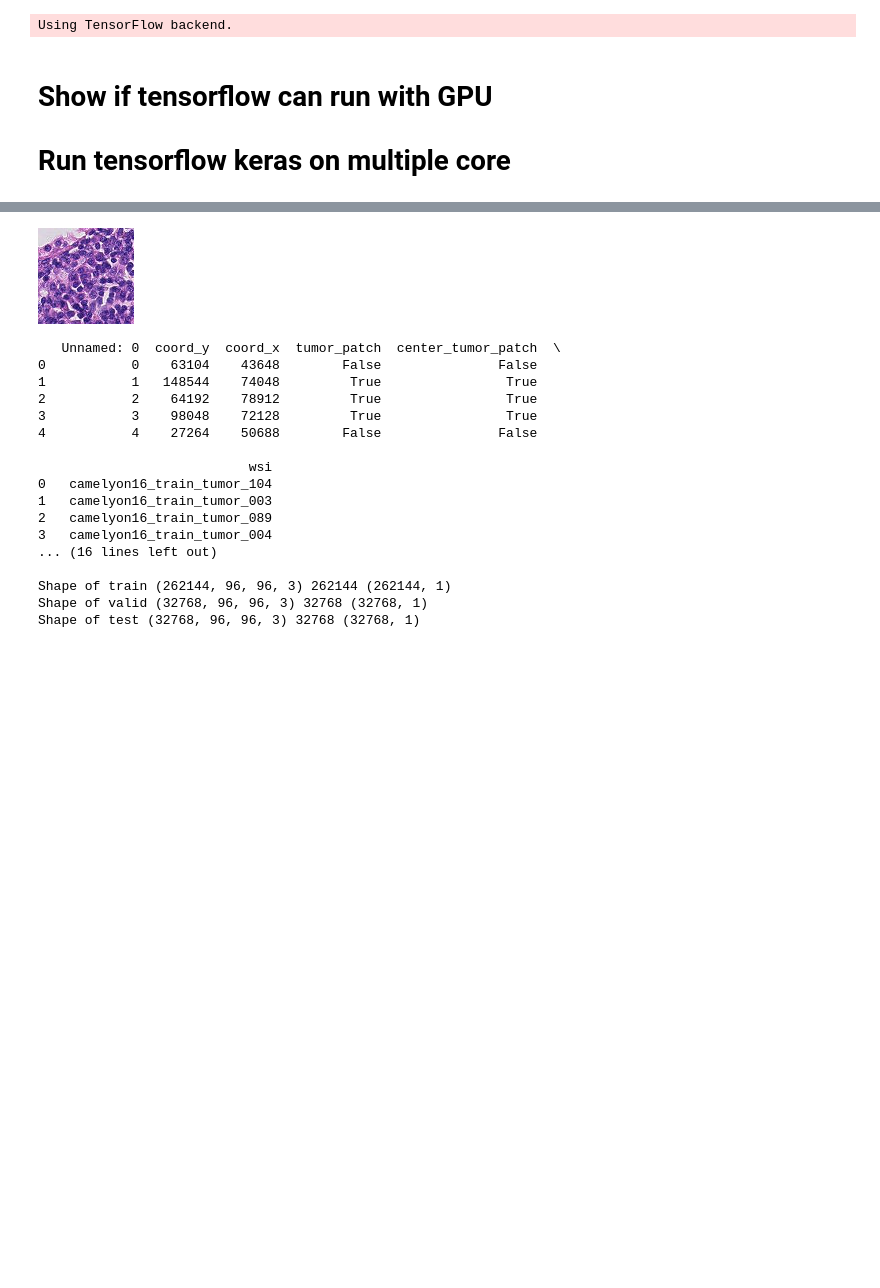
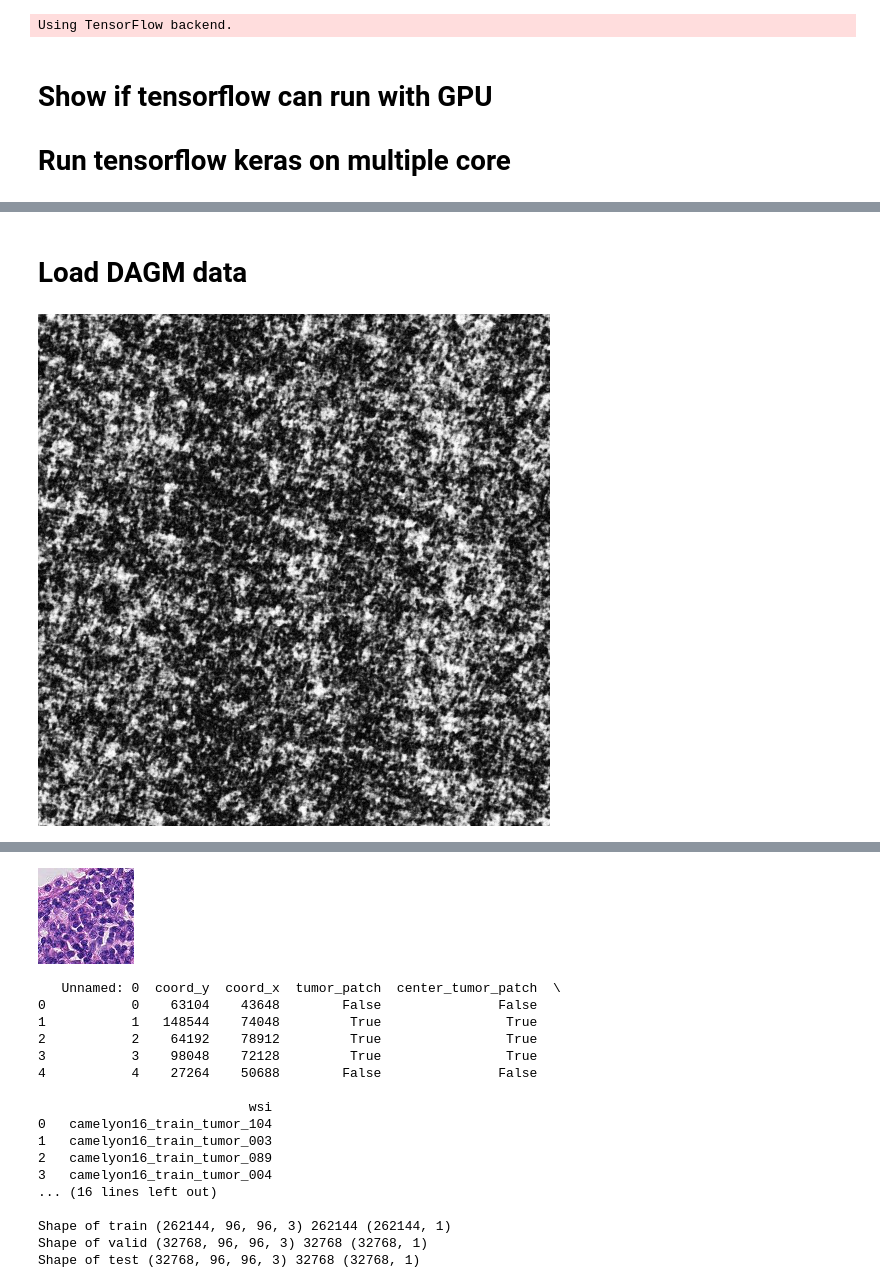
Before and after one commit to MatejHor/Bachelor, a Jupyter notebook: cnn_unet_adaptive_model.ipynb, the cells around one changed output, grey strips where cells are left out. Cells and saved outputs as stored; diff of their text form; code cells hidden in the pictures; blank space fills up the shorter version.

Commit message:
Add new Dataset, train models, update structure

```diff
--- a/cnn_unet_adaptive_model.ipynb
+++ b/cnn_unet_adaptive_model.ipynb
@@ -55,0 +63,17 @@ Device mapping:
+# %% [markdown]
+# Load DAGM data
+# %%
+path = './data/class6/'
+# %%
+x_train_images = os.listdir(path + 'Train/')
+x_test_images = os.listdir(path + 'Test/')
+
+x_train = [np.asarray(pil_image.open(path + 'Train/' + image)) for image in x_train_images]
+x_train = [np.reshape(image, image.shape + (1,)) for image in x_train]
+
+x_test = [np.asarray(pil_image.open(path + 'Test/' + image)) for image in x_test_images]
+x_test = [np.reshape(image, image.shape + (1,)) for image in x_test]
+
+x_train = np.array(x_train)
+x_valid = np.array(x_test[250:])
+x_test = np.array(x_test[:250])
@@ -55,0 +91,4 @@ Device mapping:
+# %%
+Image(filename=path + 'Test/' + x_test_images[2])
+# %% [output]
+[figure, added]
```
Also changed, not shown: parts of 29 cells of this notebook, 17 other files.
